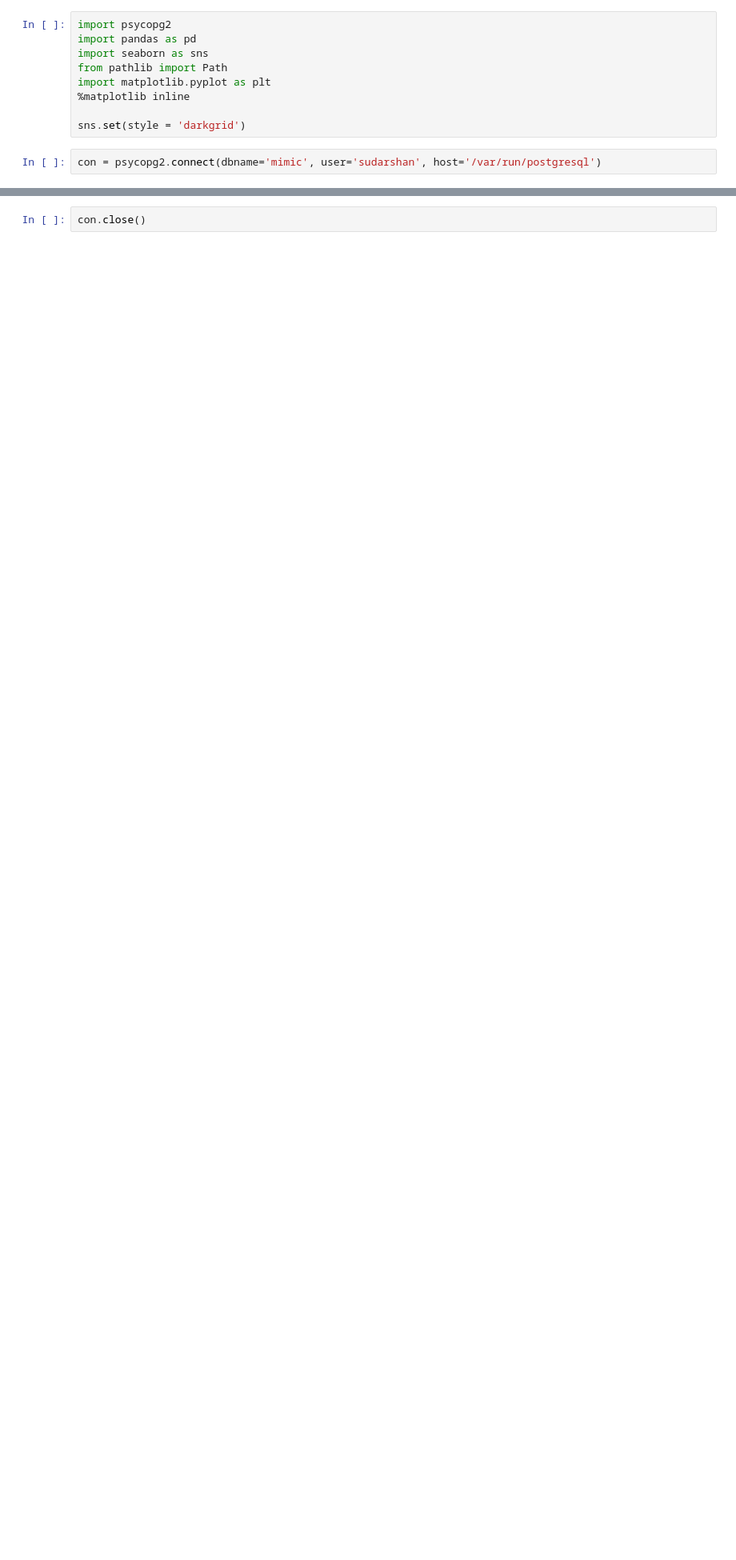
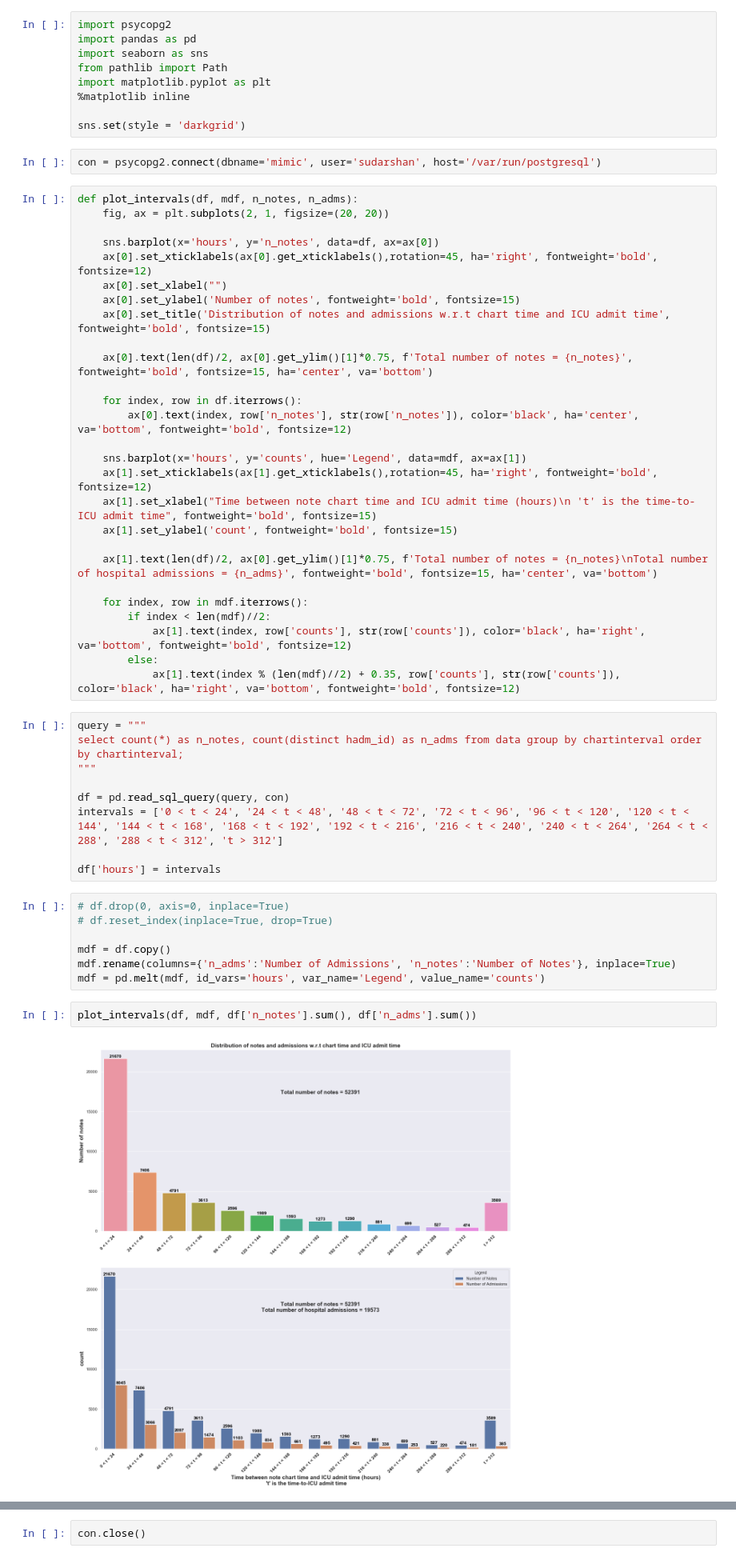
Before and after one commit to sudarshan85/mimic_extraction, a Jupyter notebook: data_stats.ipynb, the cells around one changed output, grey strips where cells are left out. Shown: that part at 80% size. Drawn from its saved outputs; the diff is of its cells as text; blank space fills up the shorter version.

Commit message:
Added plot into function

```diff
--- a/data_stats.ipynb
+++ b/data_stats.ipynb
@@ -12,3 +12,50 @@ import matplotlib.pyplot as plt
 sns.set(style = 'darkgrid')
 # %%
 con = psycopg2.connect(dbname='mimic', user='sudarshan', host='/var/run/postgresql')
+# %%
+def plot_intervals(df, mdf, n_notes, n_adms):
+    fig, ax = plt.subplots(2, 1, figsize=(20, 20))
+
+    sns.barplot(x='hours', y='n_notes', data=df, ax=ax[0])
+    ax[0].set_xticklabels(ax[0].get_xticklabels(),rotation=45, ha='right', fontweight='bold', fontsize=12)
+    ax[0].set_xlabel("")
+    ax[0].set_ylabel('Number of notes', fontweight='bold', fontsize=15)
+    ax[0].set_title('Distribution of notes and admissions w.r.t chart time and ICU admit time', fontweight='bold', fontsize=15)
+
+    ax[0].text(len(df)/2, ax[0].get_ylim()[1]*0.75, f'Total number of notes = {n_notes}', fontweight='bold', fontsize=15, ha='center', va='bottom')
+
+    for index, row in df.iterrows():
+        ax[0].text(index, row['n_notes'], str(row['n_notes']), color='black', ha='center', va='bottom', fontweight='bold', fontsize=12)
+
+    sns.barplot(x='hours', y='counts', hue='Legend', data=mdf, ax=ax[1])
+    ax[1].set_xticklabels(ax[1].get_xticklabels(),rotation=45, ha='right', fontweight='bold', fontsize=12)
+    ax[1].set_xlabel("Time between note chart time and ICU admit time (hours)\n 't' is the time-to-ICU admit time", fontweight='bold', fontsize=15)
+    ax[1].set_ylabel('count', fontweight='bold', fontsize=15)
+
+    ax[1].text(len(df)/2, ax[0].get_ylim()[1]*0.75, f'Total number of notes = {n_notes}\nTotal number of hospital admissions = {n_adms}', fontweight='bold', fontsize=15, ha='center', va='bottom')
+
+    for index, row in mdf.iterrows():
+        if index < len(mdf)//2:
+            ax[1].text(index, row['counts'], str(row['counts']), color='black', ha='right', va='bottom', fontweight='bold', fontsize=12)
+        else:
+            ax[1].text(index % (len(mdf)//2) + 0.35, row['counts'], str(row['counts']), color='black', ha='right', va='bottom', fontweight='bold', fontsize=12)
+# %%
+query = """
+select count(*) as n_notes, count(distinct hadm_id) as n_adms from data group by chartinterval order by chartinterval;
+"""
+
+df = pd.read_sql_query(query, con)
+intervals = ['0 < t < 24', '24 < t < 48', '48 < t < 72', '72 < t < 96', '96 < t < 120', '120 < t < 144', '144 < t < 168', '168 < t < 192', '192 < t < 216', '216 < t < 240', '240 < t < 264', '264 < t < 288', '288 < t < 312', 't > 312']
+
+df['hours'] = intervals
+# %%
+# df.drop(0, axis=0, inplace=True)
+# df.reset_index(inplace=True, drop=True)
+
+mdf = df.copy()
+mdf.rename(columns={'n_adms':'Number of Admissions', 'n_notes':'Number of Notes'}, inplace=True)
+mdf = pd.melt(mdf, id_vars='hours', var_name='Legend', value_name='counts')
+# %%
+plot_intervals(df, mdf, df['n_notes'].sum(), df['n_adms'].sum())
+# %% [output]
+[figure, added]
```
Also changed, not shown: parts of 12 cells of this notebook, 1 other file.
